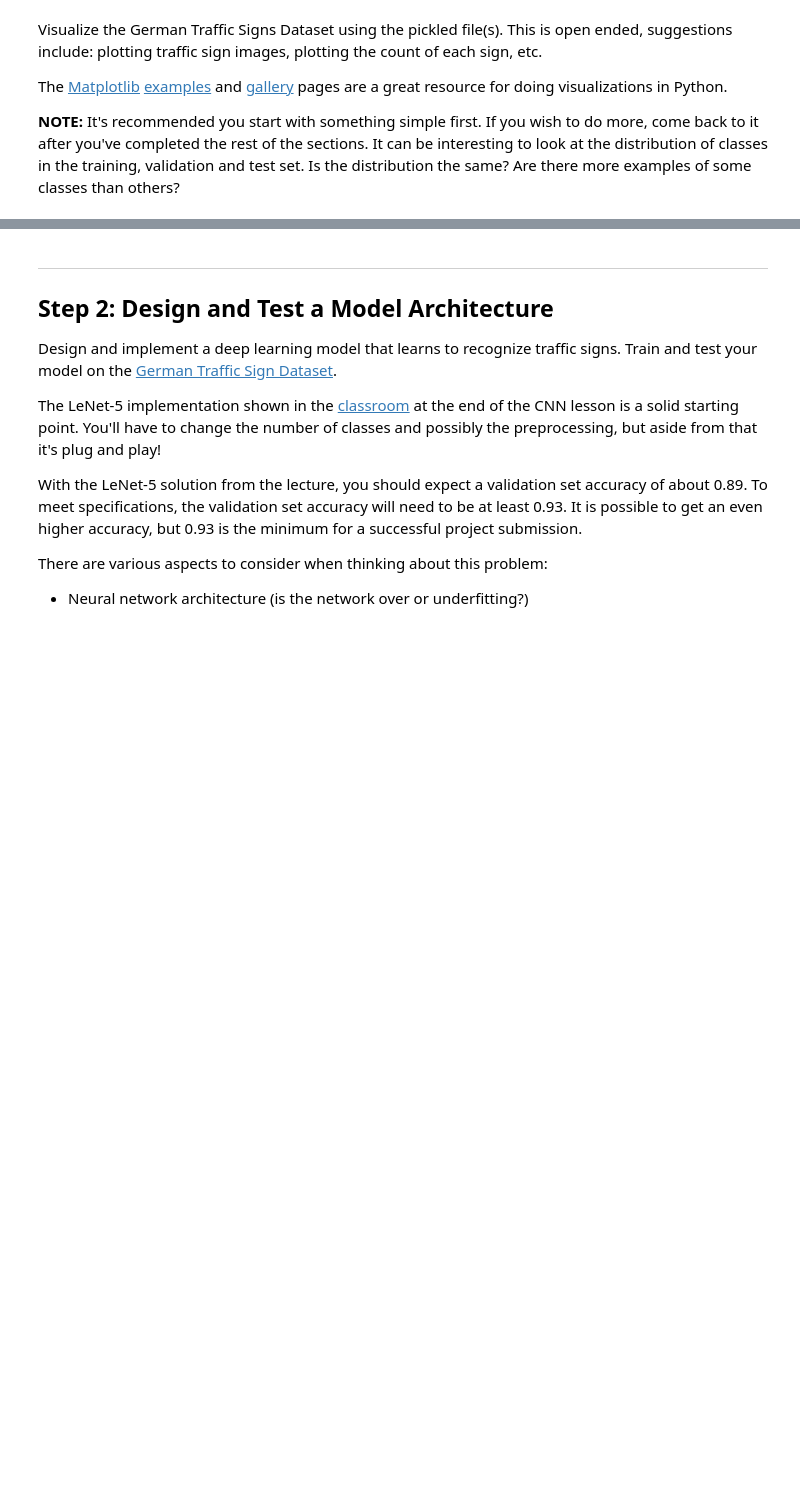
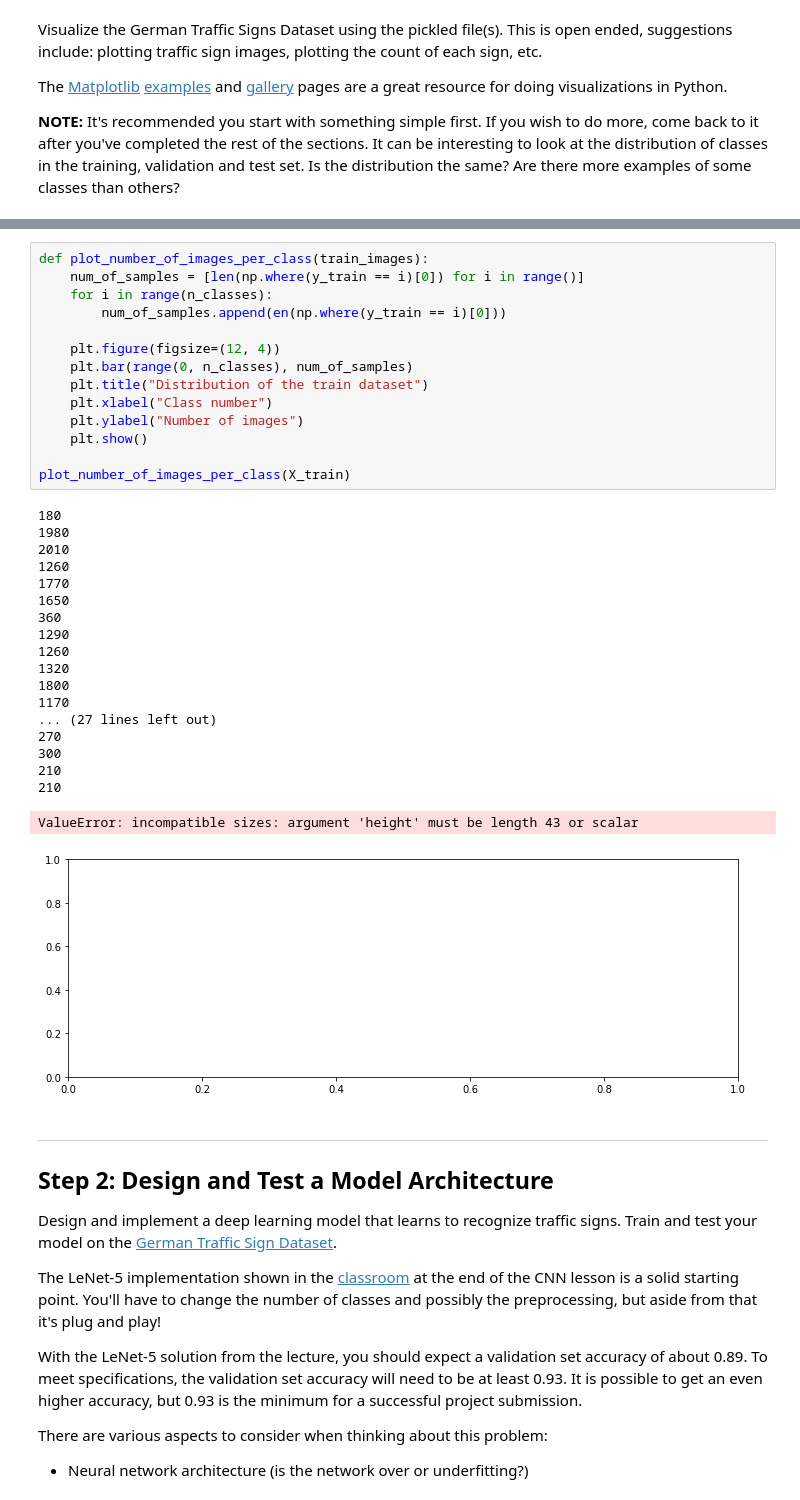
Before and after one commit to TakashiNakagawa/CarND-Traffic-Sign-Classifier-Project, a Jupyter notebook: Traffic_Sign_Classifier.ipynb, the cells around one changed output, grey strips where cells are left out. Saved outputs shown, nothing was run; the diff lists cells and outputs as text; blank space fills up the shorter version.

```diff
--- a/Traffic_Sign_Classifier.ipynb
+++ b/Traffic_Sign_Classifier.ipynb
@@ -124,3 +128,37 @@ show_one_image_of_each_classes(X_train)
+# %%
+def plot_number_of_images_per_class(train_images):
+    num_of_samples = [len(np.where(y_train == i)[0]) for i in range()]
+    for i in range(n_classes):
+        num_of_samples.append(en(np.where(y_train == i)[0]))
+
+    plt.figure(figsize=(12, 4))
+    plt.bar(range(0, n_classes), num_of_samples)
+    plt.title("Distribution of the train dataset")
+    plt.xlabel("Class number")
+    plt.ylabel("Number of images")
+    plt.show()
+
+plot_number_of_images_per_class(X_train)
+# %% [output]
+180
+1980
+2010
+1260
+1770
+1650
+360
+1290
+1260
+1320
+1800
+1170
+... (27 lines left out)
+270
+300
+210
+210
+ValueError: incompatible sizes: argument 'height' must be length 43 or scalar
+[figure, added]
 # %% [markdown]
 ----
 
```
Also changed, not shown: parts of 1 cell of this notebook.
